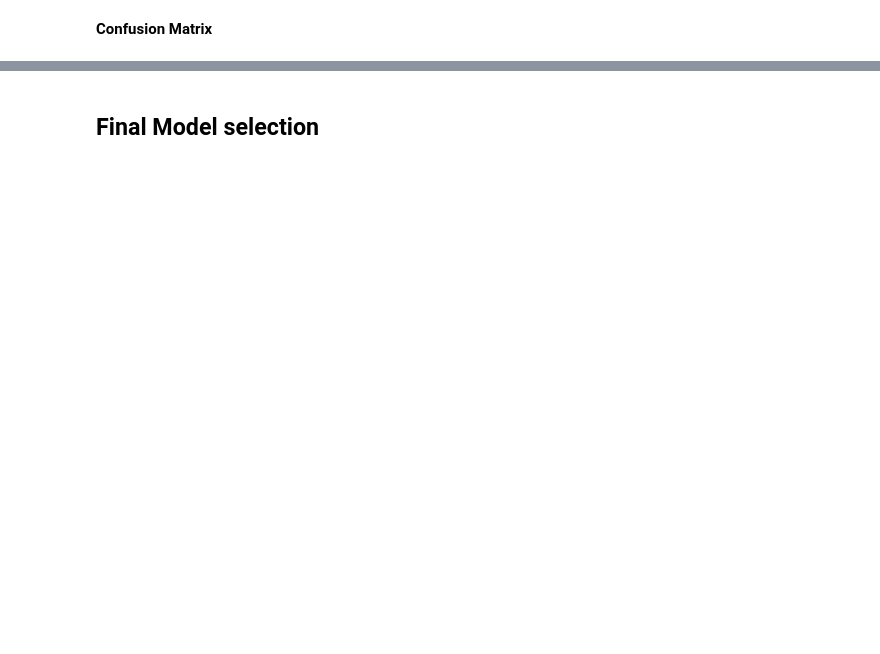
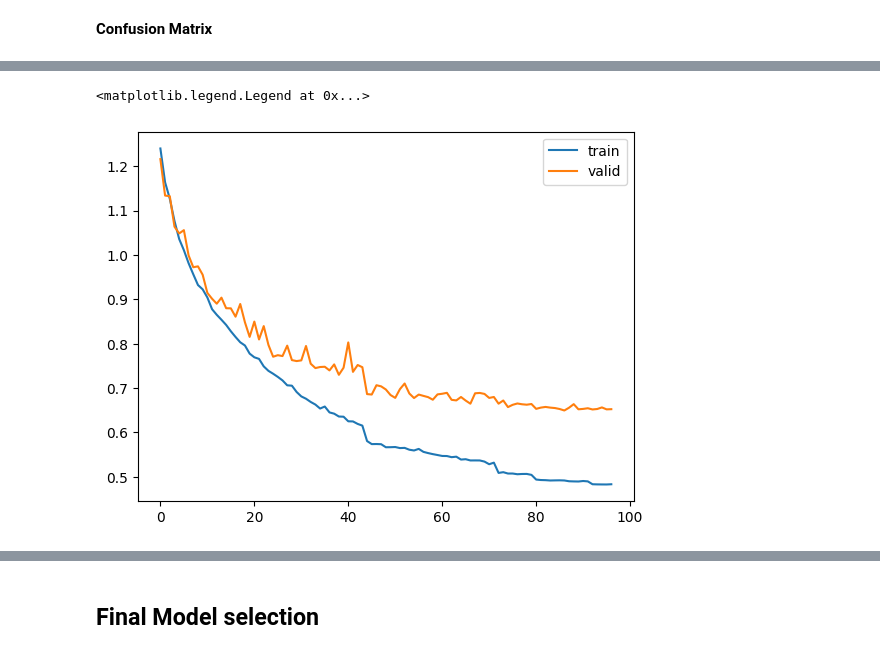
Before and after one commit to Joyfreaky/SVHN-Digit-Recognition, a Jupyter notebook: INN_Additional_Project_SVHN_Digit_Recognition.ipynb, the cells around one changed output, grey strips where cells are left out. Drawn from its saved outputs; the diff is of its cells as text; code cells hidden in the pictures; blank space fills up the shorter version.

```diff
--- a/INN_Additional_Project_SVHN_Digit_Recognition.ipynb
+++ b/INN_Additional_Project_SVHN_Digit_Recognition.ipynb
@@ -786,0 +828,4 @@ plt.show()
+# %%
+model_4 = create_model()
+
+model_4.summary()
@@ -786,0 +848,10 @@ plt.show()
+# %%
+# Train the model with callbacks
+history_4 = model_4.fit(
+    X_train, y_train_en,
+    validation_split=0.2,
+    epochs=200,
+    batch_size=128,
+    callbacks=[early_stopping, reduce_lr],
+    verbose=2
+)
@@ -786,0 +876,12 @@ plt.show()
+# %%
+# Capturing learning history per epoch
+hist  = pd.DataFrame(history_4.history)
+hist['epoch'] = history_4.epoch
+
+# Plotting accuracy at different epochs
+plt.plot(hist['loss'])
+plt.plot(hist['val_loss'])
+plt.legend(("train" , "valid") , loc =0)
+# %% [output]
+<matplotlib.legend.Legend at 0x...>
+[figure, added]
```
Also changed, not shown: parts of 46 cells of this notebook.
